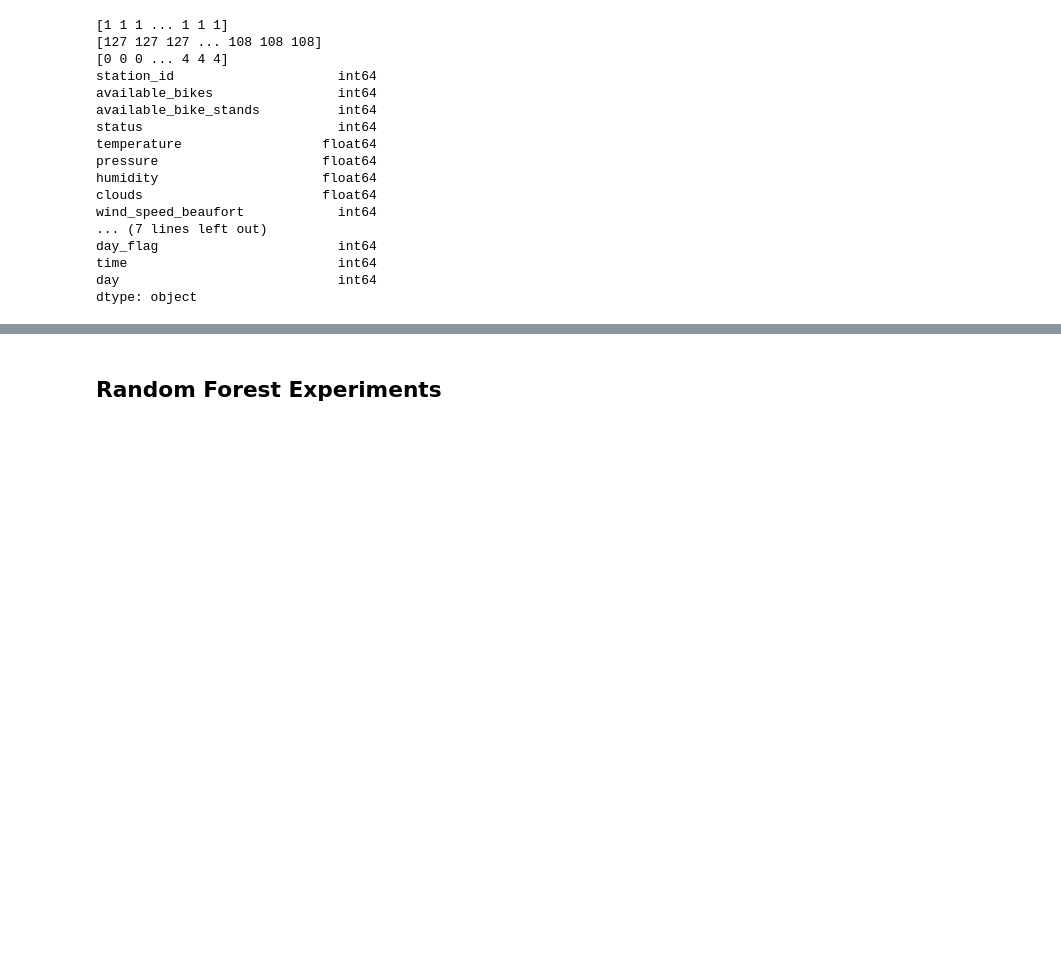
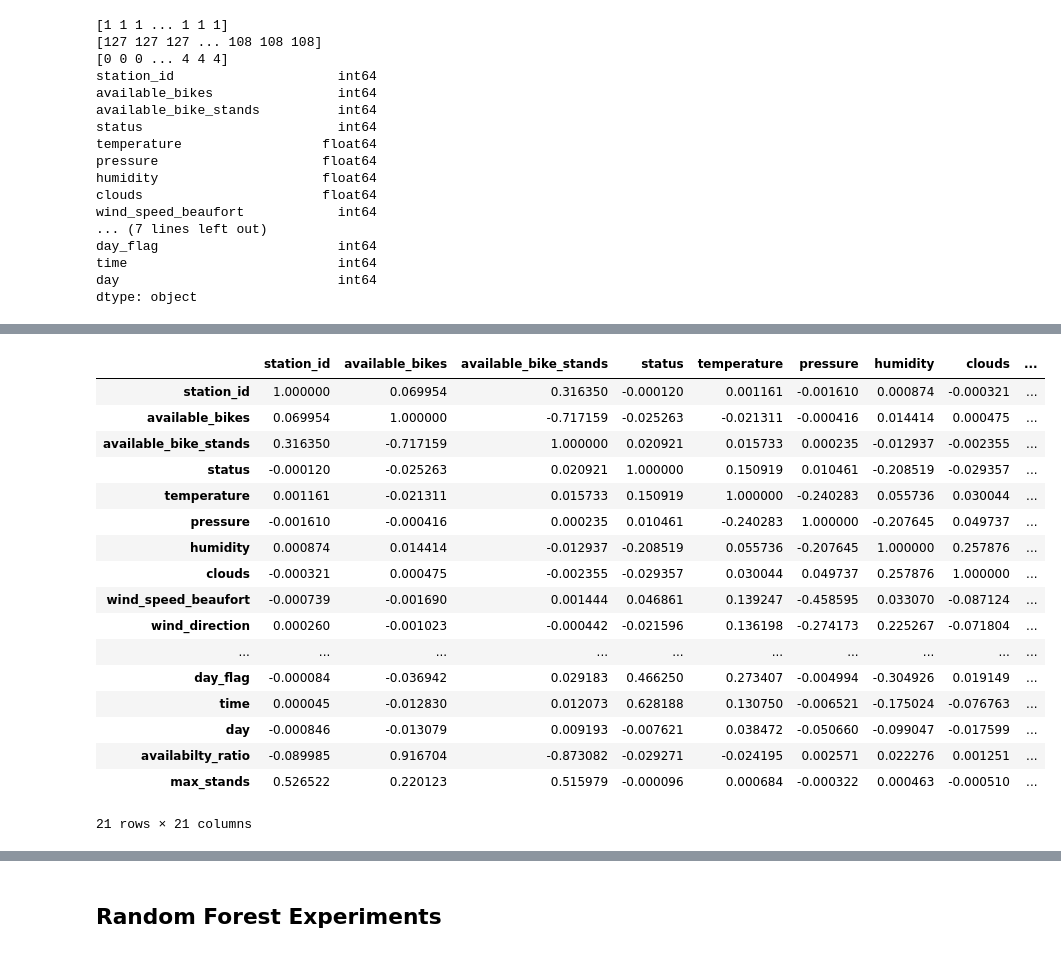
Before and after one commit to florian-lechner/bikecity, a Jupyter notebook: Prediction_Model/prediction.ipynb, the cells around one changed output, grey strips where cells are left out. Saved outputs shown, nothing was run; the diff lists cells and outputs as text; code cells hidden in the pictures; blank space fills up the shorter version.

```diff
--- a/Prediction_Model/prediction.ipynb
+++ b/Prediction_Model/prediction.ipynb
@@ -122,0 +146,2 @@ dtype: object
+# %%
+df = df.loc[df['availabilty_ratio'].notnull()]
@@ -166,0 +235,24 @@ Deprecated in NumPy 1.20; for more details and guidance: https://numpy.org/devdo
+# %%
+df_station = df.loc[df["station_id"] == 1]
+#correlation(df_station)
+corr = df.corr()
+corr
+# %% [output]
+|  | station_id | available_bikes | available_bike_stands | status | temperature | pressure | humidity | clouds | ... |
+| station_id | 1.000000 | 0.069954 | 0.316350 | -0.000120 | 0.001161 | -0.001610 | 0.000874 | -0.000321 | ... |
+| available_bikes | 0.069954 | 1.000000 | -0.717159 | -0.025263 | -0.021311 | -0.000416 | 0.014414 | 0.000475 | ... |
+| available_bike_stands | 0.316350 | -0.717159 | 1.000000 | 0.020921 | 0.015733 | 0.000235 | -0.012937 | -0.002355 | ... |
+| status | -0.000120 | -0.025263 | 0.020921 | 1.000000 | 0.150919 | 0.010461 | -0.208519 | -0.029357 | ... |
+| temperature | 0.001161 | -0.021311 | 0.015733 | 0.150919 | 1.000000 | -0.240283 | 0.055736 | 0.030044 | ... |
+| pressure | -0.001610 | -0.000416 | 0.000235 | 0.010461 | -0.240283 | 1.000000 | -0.207645 | 0.049737 | ... |
+| humidity | 0.000874 | 0.014414 | -0.012937 | -0.208519 | 0.055736 | -0.207645 | 1.000000 | 0.257876 | ... |
+| clouds | -0.000321 | 0.000475 | -0.002355 | -0.029357 | 0.030044 | 0.049737 | 0.257876 | 1.000000 | ... |
+| wind_speed_beaufort | -0.000739 | -0.001690 | 0.001444 | 0.046861 | 0.139247 | -0.458595 | 0.033070 | -0.087124 | ... |
+| wind_direction | 0.000260 | -0.001023 | -0.000442 | -0.021596 | 0.136198 | -0.274173 | 0.225267 | -0.071804 | ... |
+| ... | ... | ... | ... | ... | ... | ... | ... | ... | ... |
+| day_flag | -0.000084 | -0.036942 | 0.029183 | 0.466250 | 0.273407 | -0.004994 | -0.304926 | 0.019149 | ... |
+| time | 0.000045 | -0.012830 | 0.012073 | 0.628188 | 0.130750 | -0.006521 | -0.175024 | -0.076763 | ... |
+| day | -0.000846 | -0.013079 | 0.009193 | -0.007621 | 0.038472 | -0.050660 | -0.099047 | -0.017599 | ... |
+| availabilty_ratio | -0.089985 | 0.916704 | -0.873082 | -0.029271 | -0.024195 | 0.002571 | 0.022276 | 0.001251 | ... |
+| max_stands | 0.526522 | 0.220123 | 0.515979 | -0.000096 | 0.000684 | -0.000322 | 0.000463 | -0.000510 | ... |
+21 rows × 21 columns
```
Also changed, not shown: parts of 55 cells of this notebook, 5 other files.
